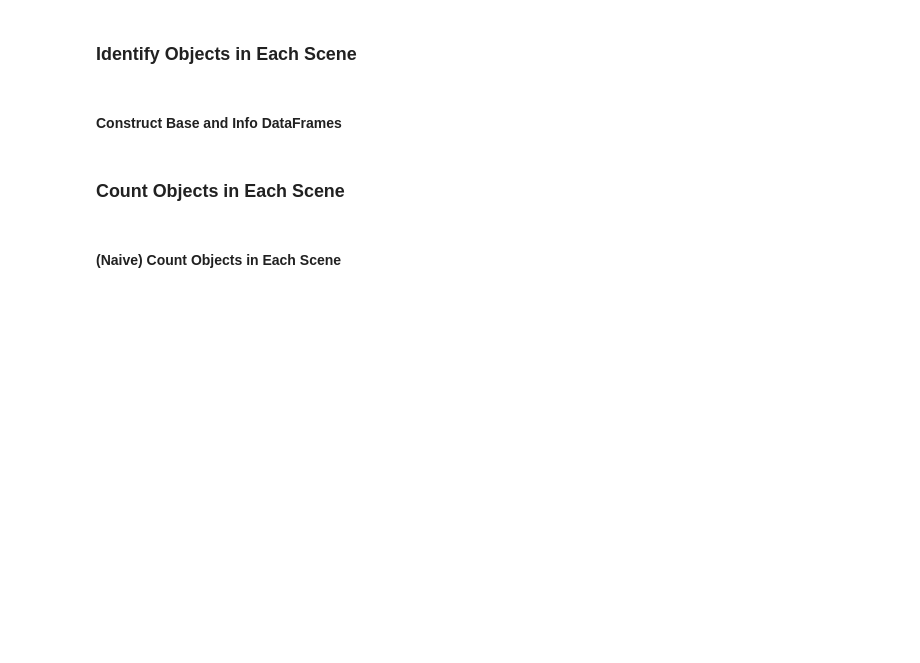
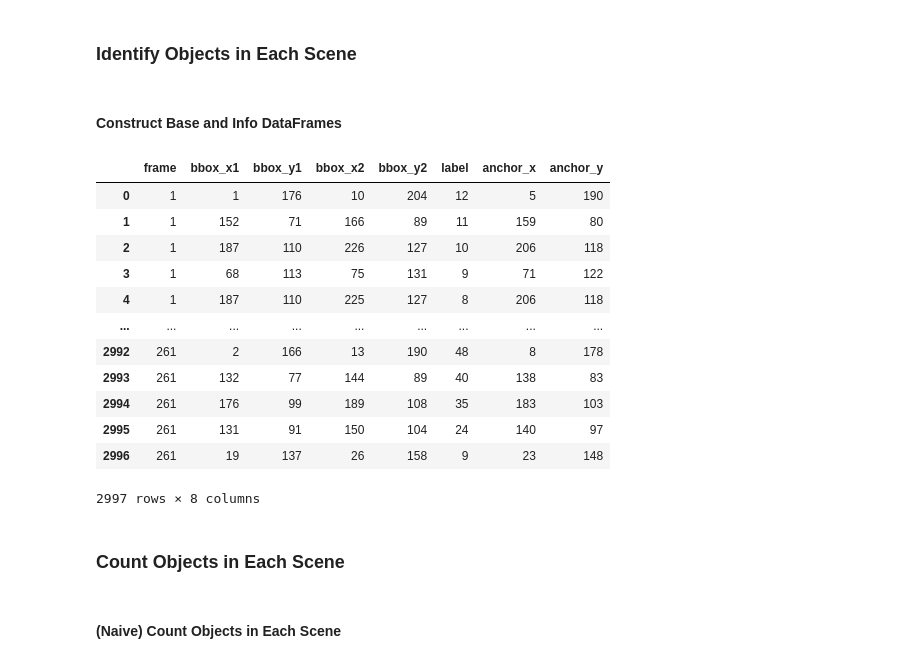
Before and after one commit to MEng-Team-Project/MEng-Team-Project-ML, a Jupyter notebook: notebooks/main.ipynb, the cells around one changed output. Cells and saved outputs as stored; diff of their text form; code cells hidden in the pictures; blank space fills up the shorter version.

Commit message:
Added info base on notebook

```diff
--- a/notebooks/main.ipynb
+++ b/notebooks/main.ipynb
@@ -150,48 +150,78 @@ flatten = lambda lst: [item for sublist in lst for item in sublist]
 target_classes = ["bicycle", "car", "bus", "truck", "person"]
 target_idxs    = [COCO_CLASSES.index(target_class)
                   for target_class in target_classes]
 
 def gen_df(rows, cols):
     # Construct base data frame
+    print(cols, rows[0])
     df_rows = flatten([[{"frame": i+1} | row for row in rows]
                         for i, rows in enumerate(bases)])
     df_cols = cols
     new_df = pd.DataFrame(df_rows, columns=df_cols) # (3228 rows × 7 columns)
     return new_df
 
 def gen_base_df(bases):
     # Construct base data frame
     base_rows = flatten([[{"frame": i+1} | row for row in rows]
                         for i, rows in enumerate(bases)])
     base_cols = ["frame", "class", "x1", "y1", "x2", "y2", "conf"]
     base_df   = gen_df(base_rows, base_cols)
 
     # Filter df to only contain target classes
     base_df = base_df[base_df["class"].isin(target_idxs)]  # (3160 rows × 7 columns)
 
     # Add a column containing class label (instead of just class idx)
     base_df["label"] = base_df["class"].apply(lambda row: COCO_CLASSES[int(row)])
     return base_df
 
 def gen_info_df(infos):
-    info_rows = flatten([[{
-                            "frame":     i+1,
-                            "bbox_x1":   0,
-                            "bbox_y1":   0,
-                            "bbox_x2":   0,
-                            "bbox_y2":   0,
-                            "label":     0,
-                            "anchor_x":  0,
-                            "anchor_yy": 0
-                          }
-                          for row in rows]
-                         for i, rows in enumerate(bases)])
-    info_cols = ["frame", "class", "x1", "y1", "x2", "y2", "conf"]
+    info_rows = []
+    for i, rows in enumerate(infos):
+        for row in rows:
+            cur = {
+                "frame":     i+1,
+                "bbox_x1":   row["bbox"]["x1"],
+                "bbox_y1":   row["bbox"]["y1"],
+                "bbox_x2":   row["bbox"]["x2"],
+                "bbox_y2":   row["bbox"]["y2"],
+                "label":     row["label"],
+                "anchor_x":  row["anchor"]["x"],
+                "anchor_y":  row["anchor"]["y"]
+            }
+            info_rows.append(cur)
 
-base_df = gen_base_df(bases)
+    info_cols = [
+        "frame",
+        "bbox_x1",
+        "bbox_y1",
+        "bbox_x2",
+        "bbox_y2",
+        "label",
+        "anchor_x",
+        "anchor_y"]
+
+    info_df = new_df = pd.DataFrame(info_rows, columns=info_cols)
+
+    return info_df
+
+# base_df = gen_base_df(bases)
 info_df = gen_info_df(infos)
-#base_df
+# base_df
 info_df
+# %% [output]
+|  | frame | bbox_x1 | bbox_y1 | bbox_x2 | bbox_y2 | label | anchor_x | anchor_y |
+| 0 | 1 | 1 | 176 | 10 | 204 | 12 | 5 | 190 |
+| 1 | 1 | 152 | 71 | 166 | 89 | 11 | 159 | 80 |
+| 2 | 1 | 187 | 110 | 226 | 127 | 10 | 206 | 118 |
+| 3 | 1 | 68 | 113 | 75 | 131 | 9 | 71 | 122 |
+| 4 | 1 | 187 | 110 | 225 | 127 | 8 | 206 | 118 |
+| ... | ... | ... | ... | ... | ... | ... | ... | ... |
+| 2992 | 261 | 2 | 166 | 13 | 190 | 48 | 8 | 178 |
+| 2993 | 261 | 132 | 77 | 144 | 89 | 40 | 138 | 83 |
+| 2994 | 261 | 176 | 99 | 189 | 108 | 35 | 183 | 103 |
+| 2995 | 261 | 131 | 91 | 150 | 104 | 24 | 140 | 97 |
+| 2996 | 261 | 19 | 137 | 26 | 158 | 9 | 23 | 148 |
+2997 rows × 8 columns
 # %% [markdown]
 ### Count Objects in Each Scene
 # %% [markdown]
```
